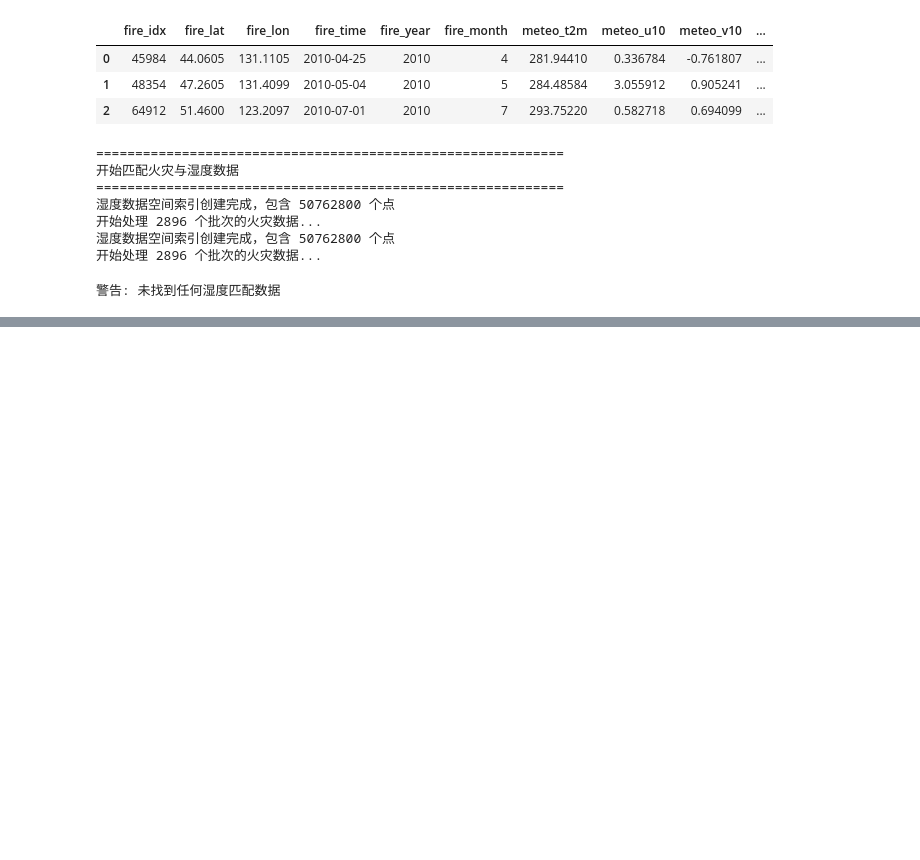
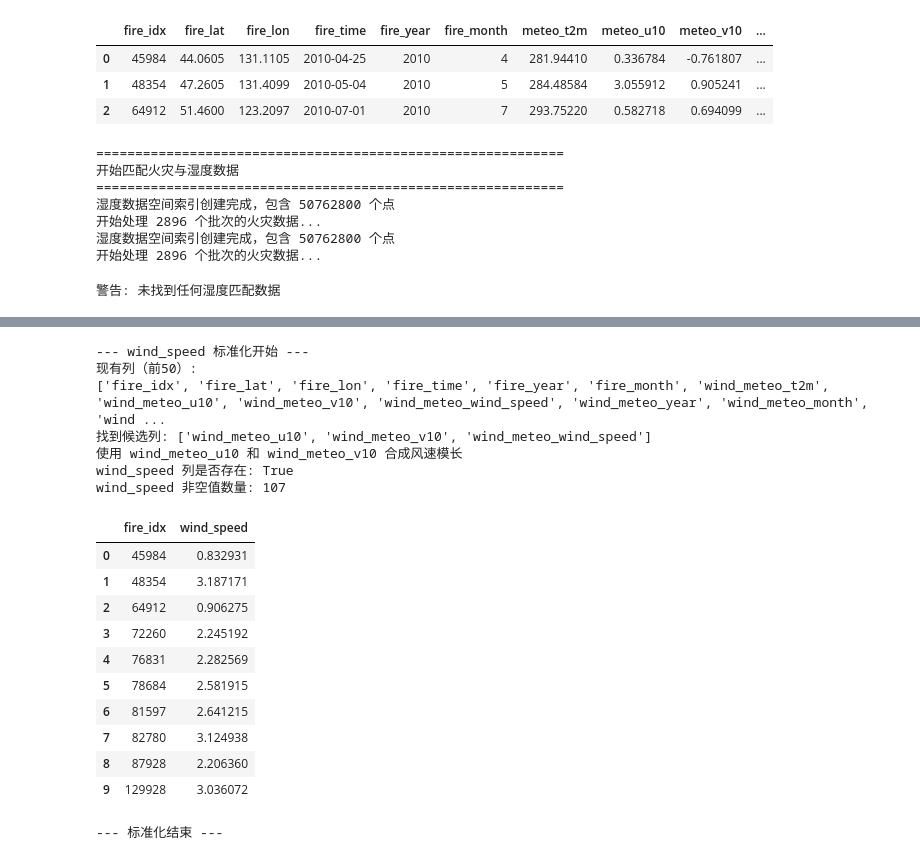
Before and after one commit to George-hardworking/course5020-project, a Jupyter notebook: script/challenge3.ipynb, the cells around one changed output, grey strips where cells are left out. Drawn from its saved outputs; the diff is of its cells as text; code cells hidden in the pictures; blank space fills up the shorter version.

```diff
--- a/script/challenge3.ipynb
+++ b/script/challenge3.ipynb
@@ -854,3 +917,65 @@ else:
+# %%
+# 标准化 wind_speed 列
+print("--- wind_speed 标准化开始 ---")
+print("现有列（前50）:")
+print(combined_df.columns.tolist()[:50])
+
+# 尝试直接找到已有的 wind_speed 列
+if 'wind_speed' in combined_df.columns:
+    print("已存在 'wind_speed' 列，跳过合成。")
+else:
+    # 候选列：包含 'wind_speed'、以 '_ws' 结尾、包含 'u10'/'v10'、或以 'wind_' 前缀的列
+    cols = combined_df.columns.tolist()
+    candidates = [c for c in cols if 'wind_speed' in c.lower() or c.lower().endswith('_ws') or 'u10' in c.lower() or 'v10' in c.lower()]
+    if candidates:
+        print(f"找到候选列: {candidates}")
+        # 如果同时存在 u10 和 v10 形式，优先用其合成模长
+        if any('u10' in c.lower() for c in candidates) and any('v10' in c.lower() for c in candidates):
+            u_col = [c for c in candidates if 'u10' in c.lower()][0]
+            v_col = [c for c in candidates if 'v10' in c.lower()][0]
+            print(f"使用 {u_col} 和 {v_col} 合成风速模长")
+            combined_df['wind_speed'] = np.sqrt(combined_df[u_col]**2 + combined_df[v_col]**2)
+        else:
+            # 否则用第一个候选列直接复制
+            chosen = candidates[0]
+            print(f"直接使用候选列 {chosen} 作为 wind_speed")
+            combined_df['wind_speed'] = combined_df[chosen]
+    else:
+        # 兜底：查找任何以 wind_ 开头的列
+        wind_prefixed = [c for c in cols if c.startswith('wind_')]
+        if wind_prefixed:
+            print(f"没有直接候选，使用第一个 wind_ 前缀列: {wind_prefixed[0]}")
+            combined_df['wind_speed'] = combined_df[wind_prefixed[0]]
+        else:
+            print("无法找到任何 wind_* 候选列。请检查合并流程或原始风速数据来源。")
+
+# 输出验证
+print('wind_speed 列是否存在:', 'wind_speed' in combined_df.columns)
+if 'wind_speed' in combined_df.columns:
+    print('wind_speed 非空值数量:', combined_df['wind_speed'].notna().sum())
+    display(combined_df[['fire_idx','wind_speed']].head(10))
+
+print("--- 标准化结束 ---")
+# %% [output]
+--- wind_speed 标准化开始 ---
+现有列（前50）:
+['fire_idx', 'fire_lat', 'fire_lon', 'fire_time', 'fire_year', 'fire_month', 'wind_meteo_t2m', 'wind_meteo_u10', 'wind_meteo_v10', 'wind_meteo_wind_speed', 'wind_meteo_year', 'wind_meteo_month', 'wind ...
+找到候选列: ['wind_meteo_u10', 'wind_meteo_v10', 'wind_meteo_wind_speed']
+使用 wind_meteo_u10 和 wind_meteo_v10 合成风速模长
+wind_speed 列是否存在: True
+wind_speed 非空值数量: 107
+|  | fire_idx | wind_speed |
+| 0 | 45984 | 0.832931 |
+| 1 | 48354 | 3.187171 |
+| 2 | 64912 | 0.906275 |
+| 3 | 72260 | 2.245192 |
+| 4 | 76831 | 2.282569 |
+| 5 | 78684 | 2.581915 |
+| 6 | 81597 | 2.641215 |
+| 7 | 82780 | 3.124938 |
+| 8 | 87928 | 2.206360 |
+| 9 | 129928 | 3.036072 |
+--- 标准化结束 ---
 # %%
 # 气象条件分析
 print("=" * 60)
```
Also changed, not shown: parts of 13 cells of this notebook, 6 other files.
